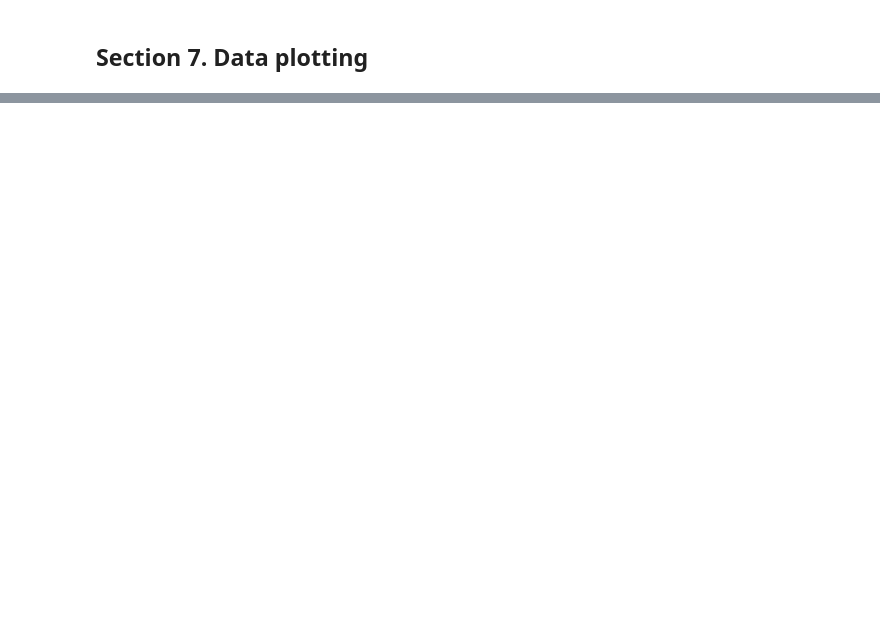
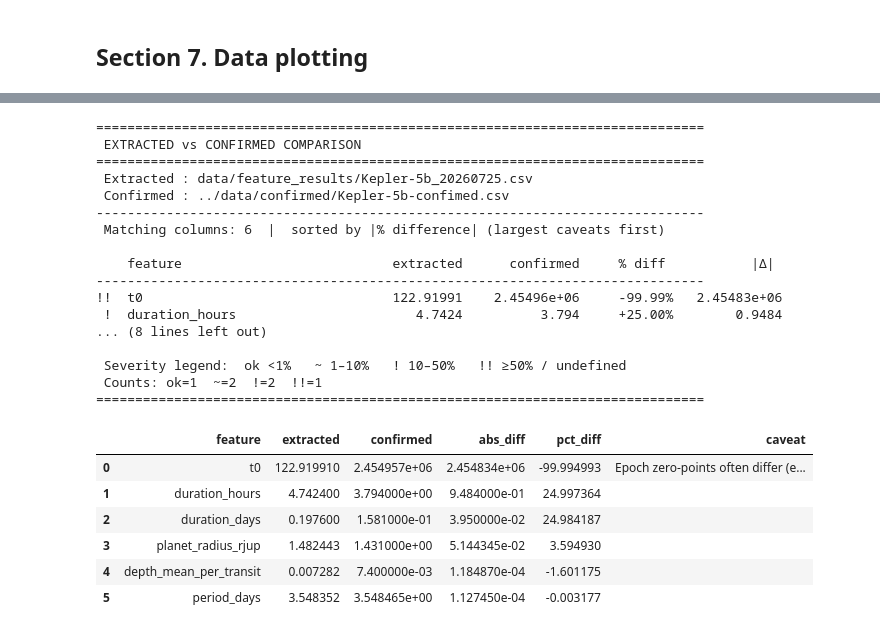
Before and after one commit to rachzy/ltp-features, a Jupyter notebook: src/lightcurve_analysis.ipynb, the cells around one changed output, grey strips where cells are left out. Drawn from its saved outputs; the diff is of its cells as text; code cells hidden in the pictures; blank space fills up the shorter version.

Commit message:
add comparasion for extracted/confirmed data

```diff
--- a/src/lightcurve_analysis.ipynb
+++ b/src/lightcurve_analysis.ipynb
@@ -198,0 +239,63 @@ print(f"SNR (global): {feats.get('snr_global', np.nan):.2f}")
+# %%
+from pathlib import Path
+from utils.compare_extracted_confirmed import (
+    compare_extracted_confirmed,
+    find_confirmed_csv,
+)
+
+# Prefer the CSV written in Section 6; fall back to the newest extracted export.
+extracted_csv = Path(output_path) if "output_path" in globals() else None
+
+if extracted_csv is None or not extracted_csv.is_file():
+    candidates = sorted(
+        Path("../data/extracted").glob(f"{TARGET}_*.csv"),
+        key=lambda p: p.stat().st_mtime,
+        reverse=True,
+    )
+    extracted_csv = candidates[0] if candidates else None
+
+confirmed_dir_candidates = [
+    Path("../data/confirmed"),  # notebook run from src/
+    Path("data/confirmed"),  # notebook run from repo root
+]
+confirmed_csv = None
+for confirmed_dir in confirmed_dir_candidates:
+    confirmed_csv = find_confirmed_csv(TARGET, confirmed_dir)
+    if confirmed_csv is not None:
+        break
+
+if extracted_csv is None:
+    print(f"No extracted CSV found for {TARGET}; skip comparison.")
+elif confirmed_csv is None:
+    print(
+        f"No confirmed CSV for {TARGET} in data/confirmed/ "
+        f"(expected `{TARGET}-confirmed.csv`); skip comparison."
+    )
+else:
+    comparison_df = compare_extracted_confirmed(extracted_csv, confirmed_csv)
+    display(comparison_df)
+# %% [output]
+==============================================================================
+ EXTRACTED vs CONFIRMED COMPARISON
+==============================================================================
+ Extracted : data/feature_results/Kepler-5b_20260725.csv
+ Confirmed : ../data/confirmed/Kepler-5b-confimed.csv
+------------------------------------------------------------------------------
+ Matching columns: 6  |  sorted by |% difference| (largest caveats first)
+
+    feature                           extracted      confirmed     % diff           |Δ|
+------------------------------------------------------------------------------
+!!  t0                                122.91991    2.45496e+06     -99.99%   2.45483e+06
+ !  duration_hours                       4.7424          3.794     +25.00%        0.9484
+... (8 lines left out)
+
+ Severity legend:  ok <1%   ~ 1–10%   ! 10–50%   !! ≥50% / undefined
+ Counts: ok=1  ~=2  !=2  !!=1
+==============================================================================
+|  | feature | extracted | confirmed | abs_diff | pct_diff | caveat |
+| 0 | t0 | 122.919910 | 2.454957e+06 | 2.454834e+06 | -99.994993 | Epoch zero-points often differ (e... |
+| 1 | duration_hours | 4.742400 | 3.794000e+00 | 9.484000e-01 | 24.997364 |  |
+| 2 | duration_days | 0.197600 | 1.581000e-01 | 3.950000e-02 | 24.984187 |  |
+| 3 | planet_radius_rjup | 1.482443 | 1.431000e+00 | 5.144345e-02 | 3.594930 |  |
+| 4 | depth_mean_per_transit | 0.007282 | 7.400000e-03 | 1.184870e-04 | -1.601175 |  |
+| 5 | period_days | 3.548352 | 3.548465e+00 | 1.127450e-04 | -0.003177 |  |
```
Also changed, not shown: parts of 7 cells of this notebook, 2 other files.
